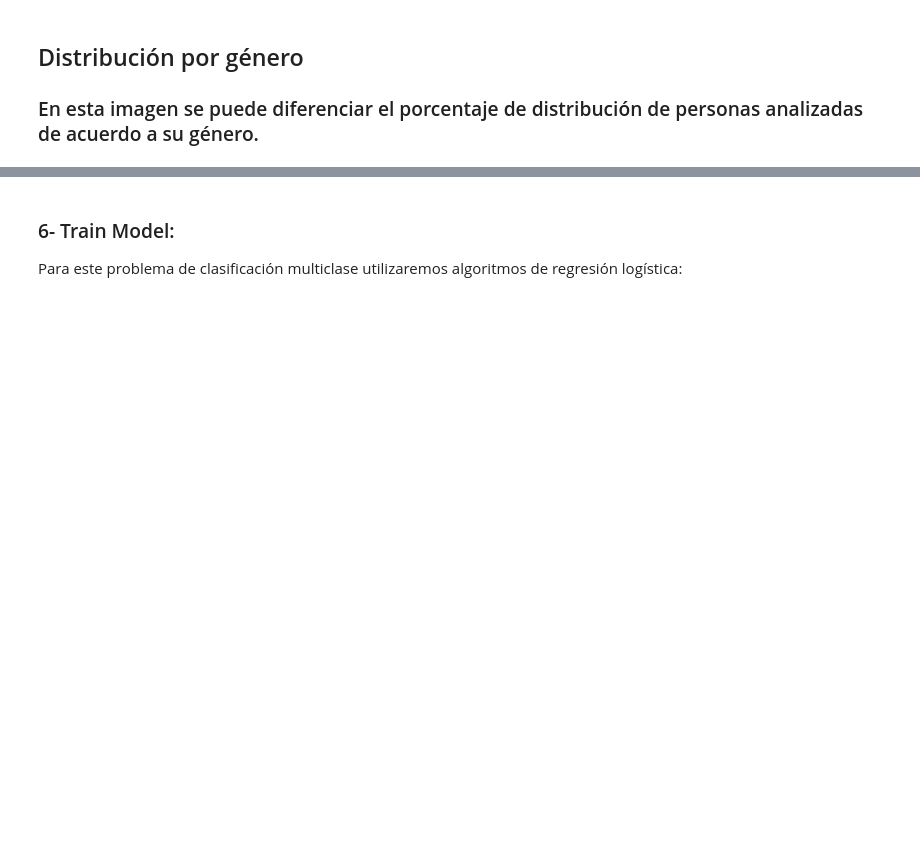
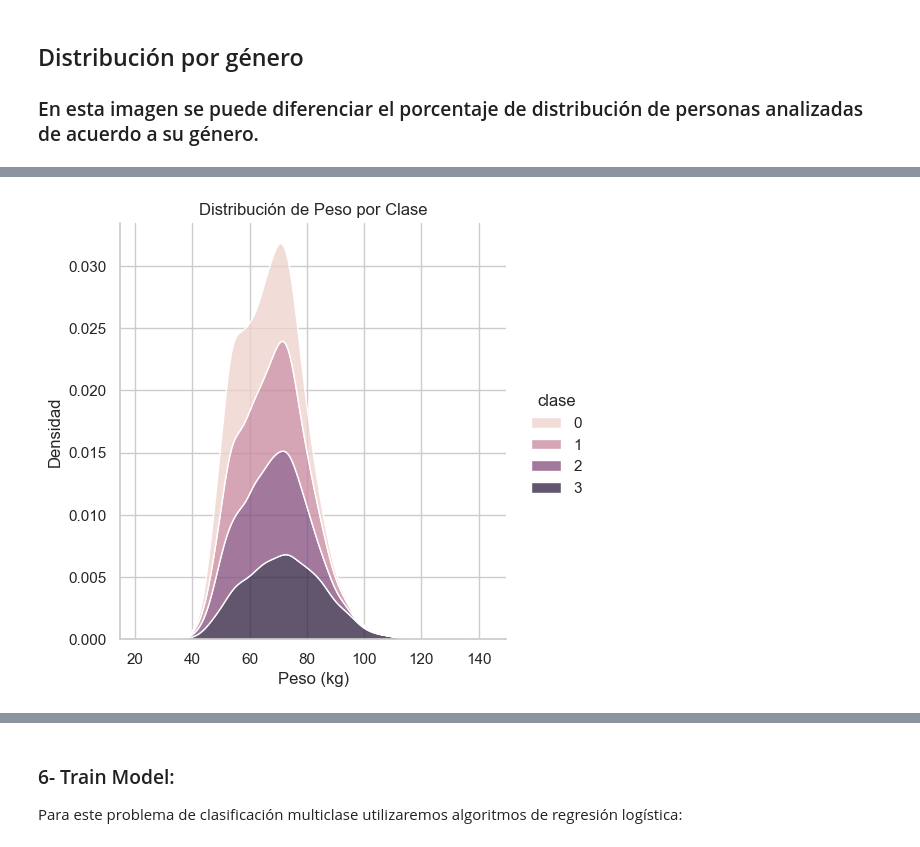
Before and after one commit to sosarodrigox/Grupo1-PP1, a Jupyter notebook: grupo1_pp1.ipynb, the cells around one changed output, grey strips where cells are left out. Drawn from its saved outputs; the diff is of its cells as text; code cells hidden in the pictures; blank space fills up the shorter version.

```diff
--- a/grupo1_pp1.ipynb
+++ b/grupo1_pp1.ipynb
@@ -400,0 +449,13 @@ plt.show()
+# %%
+sns.set(style="whitegrid")
+
+# Crea un gráfico de densidad kernel apilado
+sns.displot(df_copy, x="peso_kg", hue="clase", kind="kde", multiple="stack")
+
+plt.xlabel("Peso (kg)")
+plt.ylabel("Densidad")
+plt.title("Distribución de Peso por Clase")
+
+plt.show()
+# %% [output]
+[figure, added]
```
Also changed, not shown: parts of 12 cells of this notebook.
